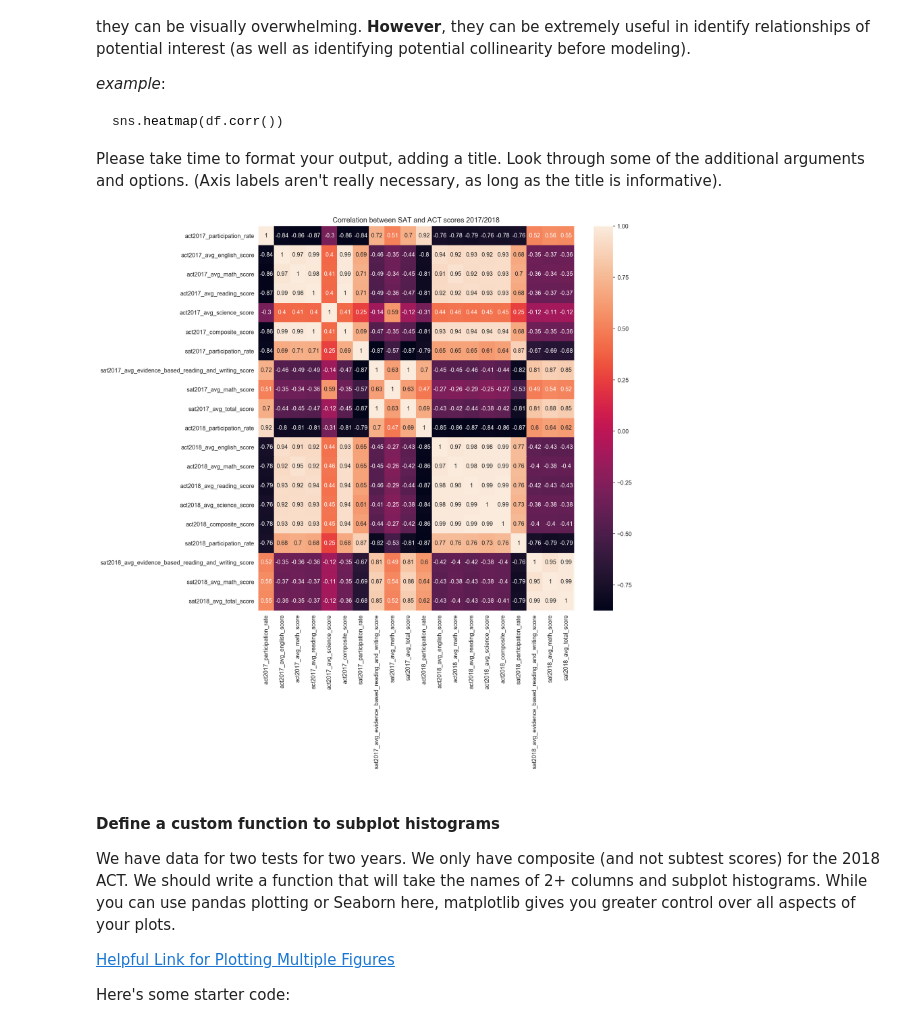
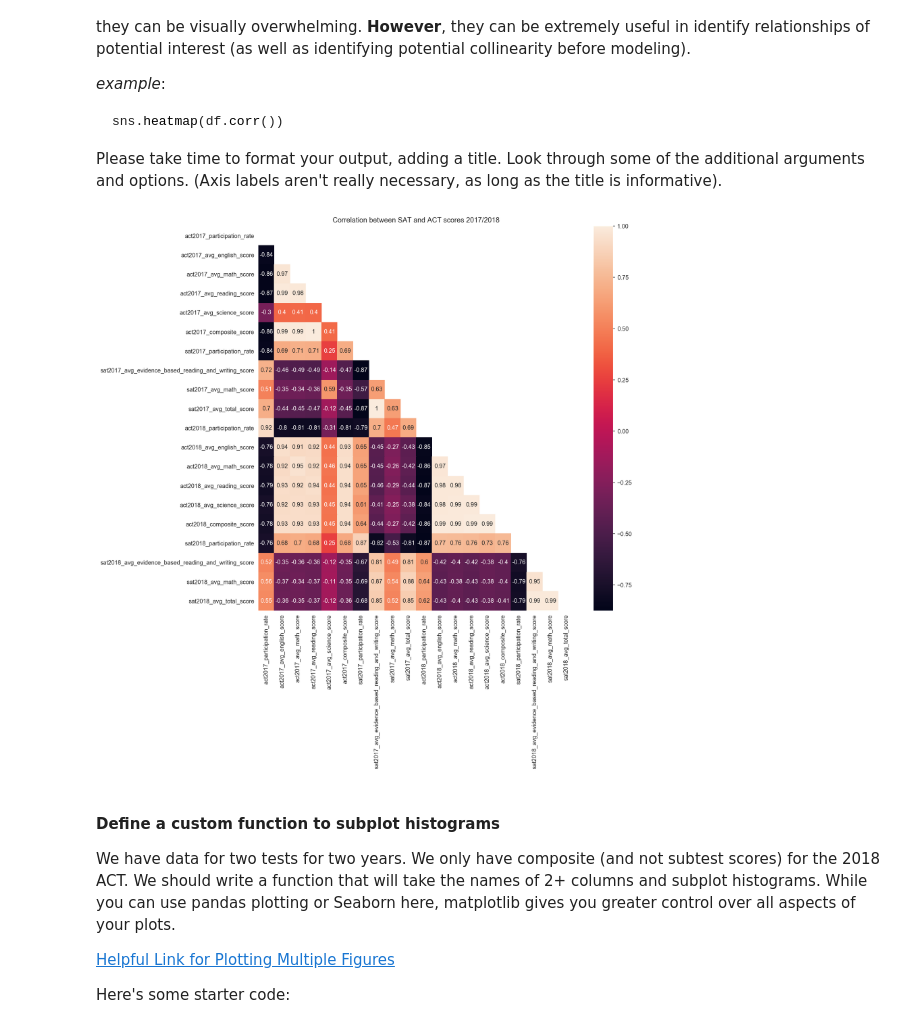
Before and after one commit to geoffersliu/dsiprojects, a Jupyter notebook: Project1234/project_1/code/starter-code_updated.ipynb, the cells around one changed output. Cells and saved outputs as stored; diff of their text form; code cells hidden in the pictures.

```diff
--- a/Project1234/project_1/code/starter-code_updated.ipynb
+++ b/Project1234/project_1/code/starter-code_updated.ipynb
@@ -606,9 +912,9 @@ sns.heatmap(df.corr())
 Please take time to format your output, adding a title. Look through some of the additional arguments and options. (Axis labels aren't really necessary, as long as the title is informative).
 # %%
 plt.figure(figsize=(12,12)) #Adjusted figsize to make it more readable
-sns.heatmap(all_merge.corr(),annot = True).set_title("Correlation between SAT and ACT scores 2017/2018");
+sns.heatmap(all_merge.corr(),annot = True,mask =np.triu(np.ones_like(all_merge.corr()))).set_title("Correlation between SAT and ACT scores 2017/2018");
 # %% [output]
-[figure, old version]
+[figure, new version]
 # %% [markdown]
 #### Define a custom function to subplot histograms
 
```
Also changed, not shown: parts of 57 cells of this notebook, 1 other file.
